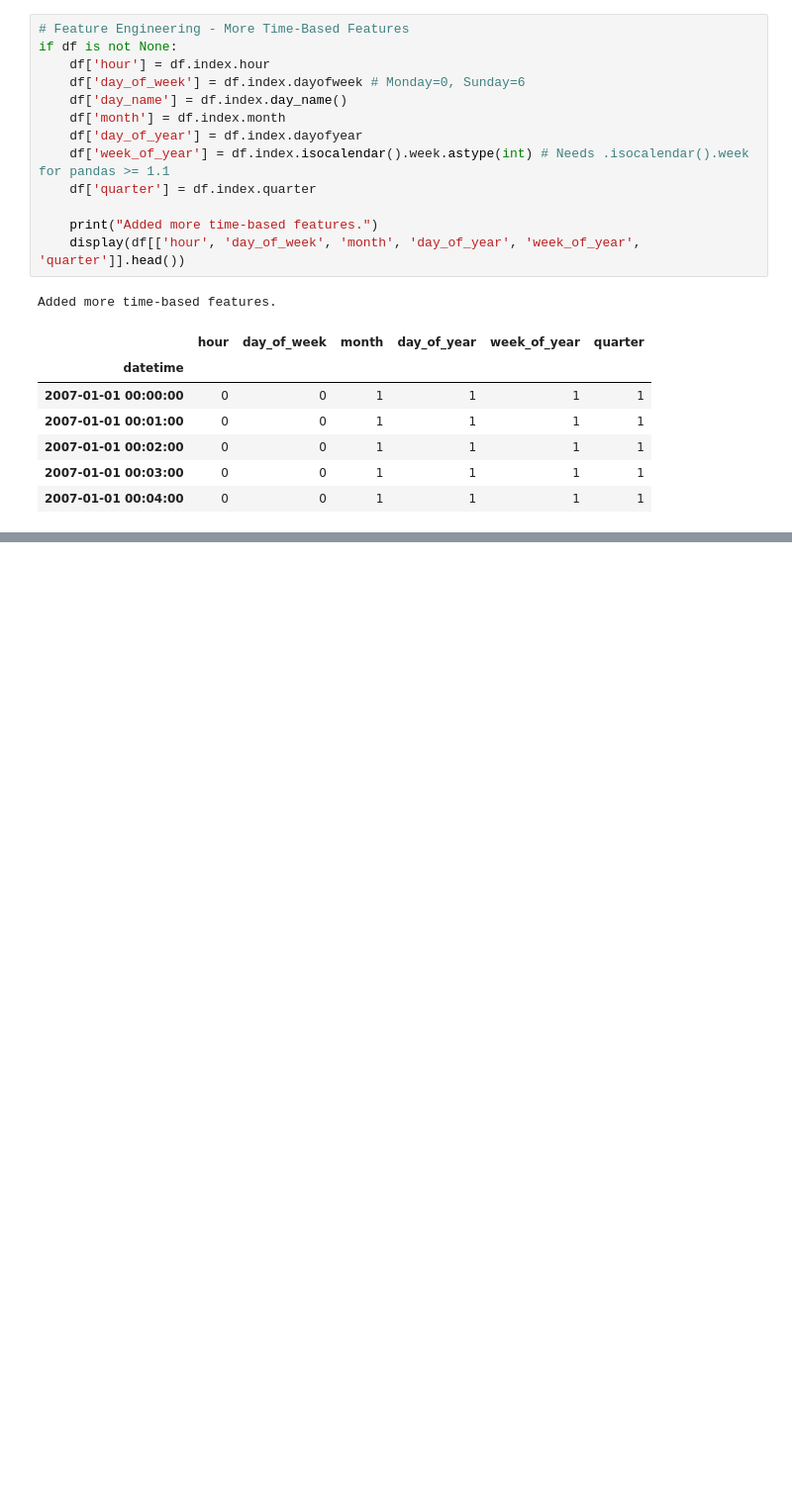
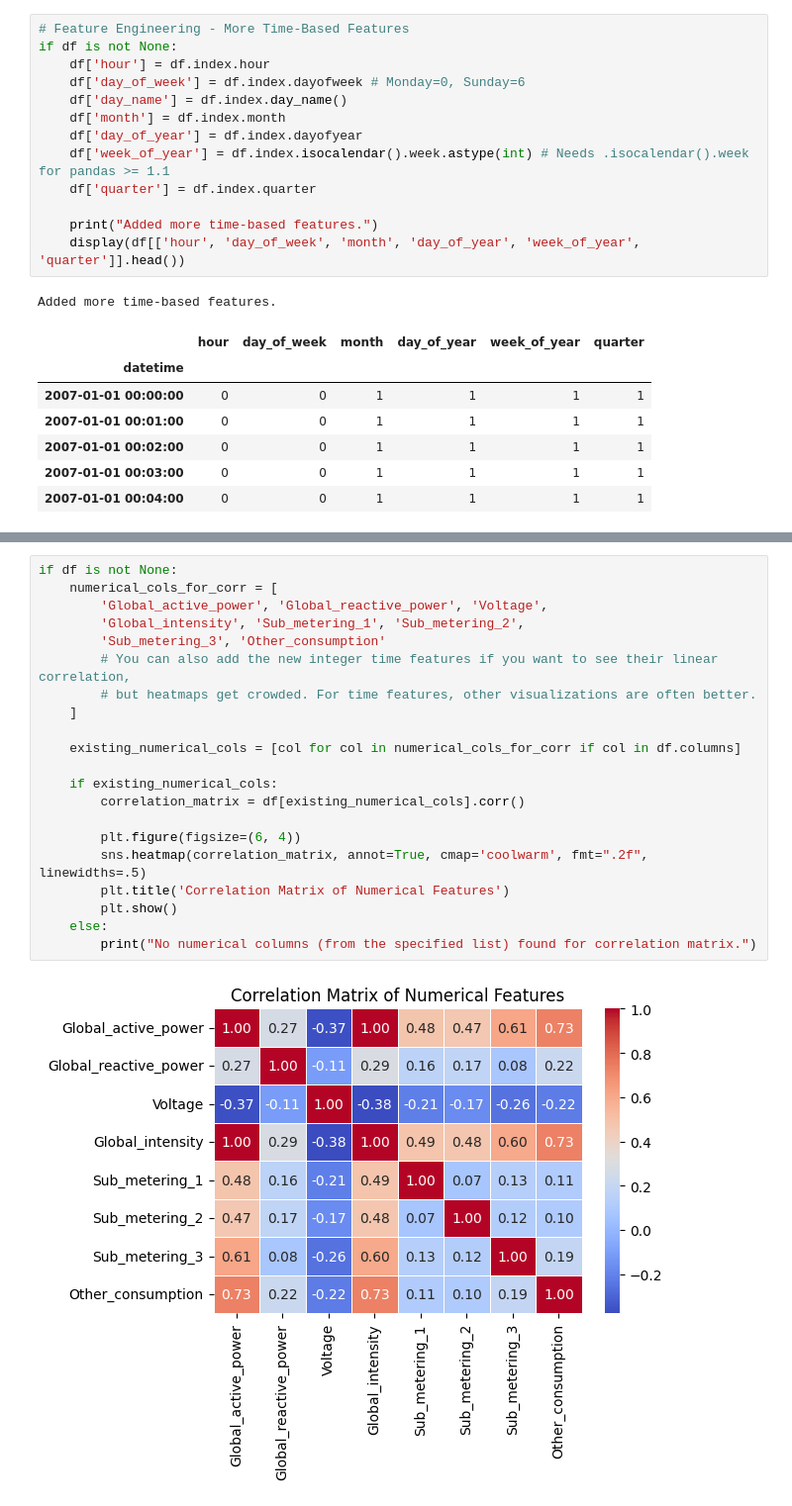
Before and after one commit to rshikha95/Sustainability-Energy-Project, a Jupyter notebook: 01_Data_Loading_and_EDA.ipynb, the cells around one changed output, grey strips where cells are left out. Shown at 99% size. Cells and saved outputs as stored; diff of their text form; blank space fills up the shorter version.

```diff
--- a/01_Data_Loading_and_EDA.ipynb
+++ b/01_Data_Loading_and_EDA.ipynb
@@ -408,0 +610,23 @@ Added more time-based features.
+# %%
+if df is not None:
+    numerical_cols_for_corr = [
+        'Global_active_power', 'Global_reactive_power', 'Voltage',
+        'Global_intensity', 'Sub_metering_1', 'Sub_metering_2',
+        'Sub_metering_3', 'Other_consumption'
+        # You can also add the new integer time features if you want to see their linear correlation,
+        # but heatmaps get crowded. For time features, other visualizations are often better.
+    ]
+
+    existing_numerical_cols = [col for col in numerical_cols_for_corr if col in df.columns]
+
+    if existing_numerical_cols:
+        correlation_matrix = df[existing_numerical_cols].corr()
+
+        plt.figure(figsize=(6, 4))
+        sns.heatmap(correlation_matrix, annot=True, cmap='coolwarm', fmt=".2f", linewidths=.5)
+        plt.title('Correlation Matrix of Numerical Features')
+        plt.show()
+    else:
+        print("No numerical columns (from the specified list) found for correlation matrix.")
+# %% [output]
+[figure, added]
```
Also changed, not shown: parts of 6 cells of this notebook.
